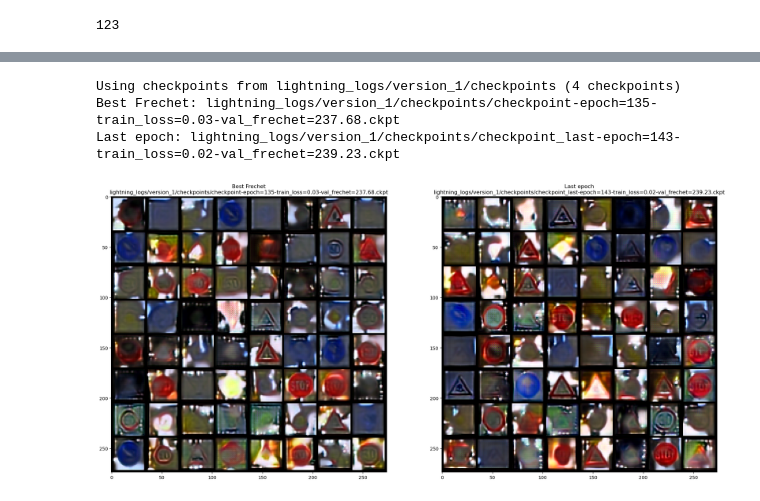
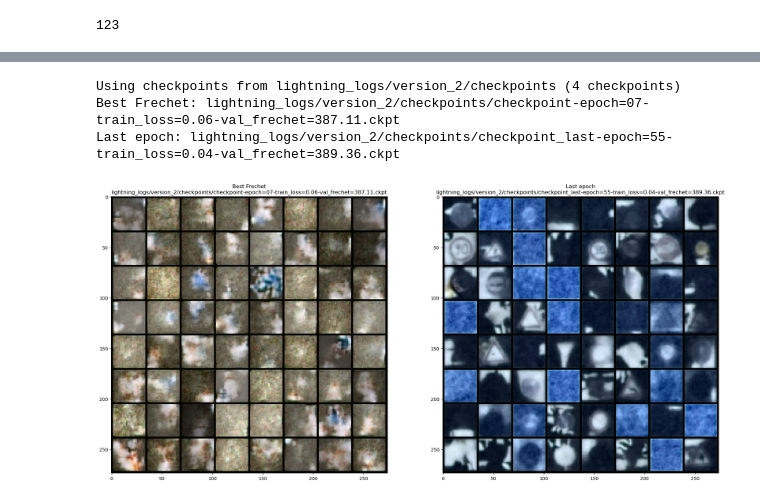
Before and after one commit to SNURTEL/24l-ssne, a Jupyter notebook: proj4/piatek_owienko_schafer_miniproject4.ipynb, the cells around one changed output, grey strips where cells are left out. Drawn from its saved outputs; the diff is of its cells as text; code cells hidden in the pictures.

Commit message:
Timestamp conditioning WIP - some preds, but weird colored output

```diff
--- a/proj4/piatek_owienko_schafer_miniproject4.ipynb
+++ b/proj4/piatek_owienko_schafer_miniproject4.ipynb
@@ -264,12 +351,13 @@ dm = ImagesDataModule('data/trafic_32', transform, val_fraction=0.1, test_fracti
 CHECKPOINT: str | None = None
 
 if CHECKPOINT:
+    raise NotImplementedError("TODO rewrite this for the DDPM-like model")
     model = DiffusionModel.load_from_checkpoint(
         CHECKPOINT,
         unet = UNet(3)
     ).to(device)
 else:
-    model = DiffusionModel(UNet(3)).to(device)
+    model = DiffusionModel(UNet(3, n_steps=1000, time_emb_dim=100), betas_min=1e-4, betas_max=0.02, n_steps=1000).to(device)
 
 best_frechet_callback = ModelCheckpoint(
     save_top_k=3,
@@ -286,7 +374,7 @@ last_epoch_callback = ModelCheckpoint(
 )
 
 trainer = pl.Trainer(
-    max_epochs=150,
+    max_epochs=60,
     callbacks=[
         best_frechet_callback,
         last_epoch_callback
@@ -330,7 +405,7 @@ OSError: [Errno 39] Directory not empty: '/tmp/pymp-omreudeu'
 # NOTE: for some reason (spent 3h figuring out why), if training was resumed from a checkpoint,
 # the model has to be re-loaded before evaluation - in other case, results are essentially garbage
 
-model.eval()
+# model.eval()
 
 LOGS_PATH = Path("lightning_logs")
 CHECKPOINTS_PATH = max(LOGS_PATH.glob("./*"), key=lambda x: int(x.name.split("_")[-1])) / "checkpoints"
@@ -341,26 +416,26 @@ last_epoch_checkpoint = max((f for f in CHECKPOINTS_PATH.glob('./*') if f.stem.s
 print(f"Best Frechet: {best_frechet_checkpoint}")
 print(f"Last epoch: {last_epoch_checkpoint}")
 # %% [output]
-Using checkpoints from lightning_logs/version_1/checkpoints (4 checkpoints)
-Best Frechet: lightning_logs/version_1/checkpoints/checkpoint-epoch=135-train_loss=0.03-val_frechet=237.68.ckpt
-Last epoch: lightning_logs/version_1/checkpoints/checkpoint_last-epoch=143-train_loss=0.02-val_frechet=239.23.ckpt
+Using checkpoints from lightning_logs/version_2/checkpoints (4 checkpoints)
+Best Frechet: lightning_logs/version_2/checkpoints/checkpoint-epoch=07-train_loss=0.06-val_frechet=387.11.ckpt
+Last epoch: lightning_logs/version_2/checkpoints/checkpoint_last-epoch=55-train_loss=0.04-val_frechet=389.36.ckpt
 # %%
-model.eval()
+# model.eval()
 
 fig, axes = plt.subplots(1, 2, figsize=(24, 48))
 
 for path, name, ax in zip(
         (best_frechet_checkpoint, last_epoch_checkpoint),
         ("Best Frechet", "Last epoch"),
     axes
 ):
-    m = DiffusionModel.load_from_checkpoint(path, unet=UNet(3)).to(device)
+    m = DiffusionModel.load_from_checkpoint(path, unet=UNet(3, n_steps=1000, time_emb_dim=100), betas_min=1e-4, betas_max=0.02, n_steps=1000).to(device)
 
-    preds = m.generate(64, 2000).cpu()
+    preds = m.generate1(64).cpu()
     ax.set_title(f"{name}\n{path}")
     ax.imshow((torchvision.utils.make_grid(preds).permute(1, 2, 0)))
 # %% [output]
-[figure, old version]
+[figure, new version]
 # %%
 # test arbitrary checkpoints here
 
```
Also changed, not shown: parts of 6 cells of this notebook, 1 other file.
